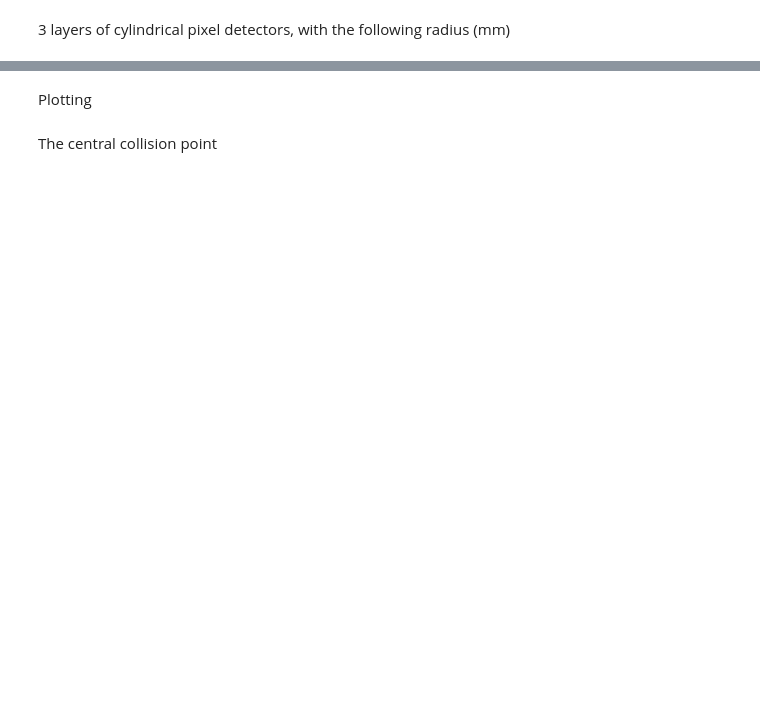
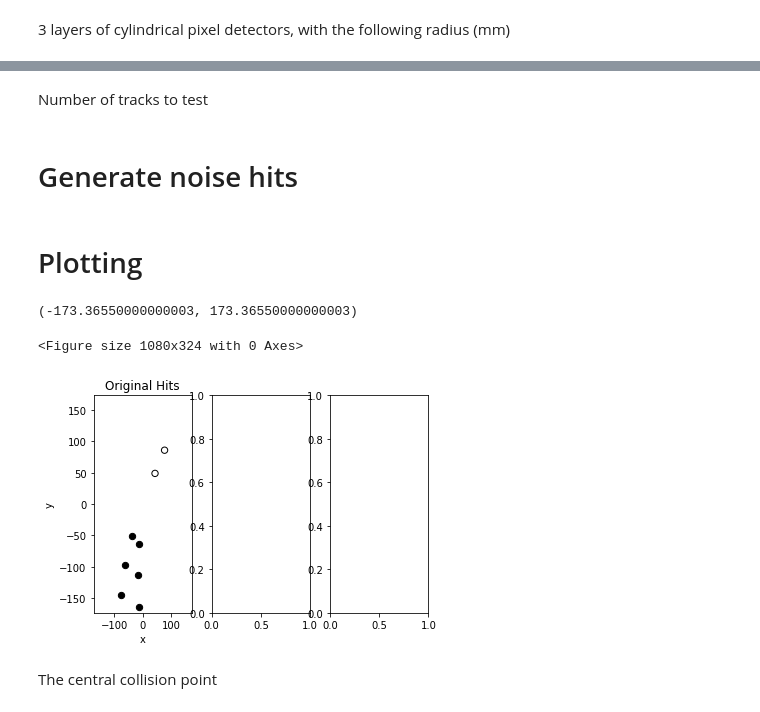
Before and after one commit to LailinXu/hepstat-tutorial, a Jupyter notebook: PatternRecognition/HoughTransform/demo_hough_circles.py.ipynb, the cells around one changed output, grey strips where cells are left out. Saved outputs shown, nothing was run; the diff lists cells and outputs as text; code cells hidden in the pictures; blank space fills up the shorter version.

```diff
--- a/PatternRecognition/HoughTransform/demo_hough_circles.py.ipynb
+++ b/PatternRecognition/HoughTransform/demo_hough_circles.py.ipynb
@@ -137 +156,3 @@ Read hits
+# %% [markdown]
+Number of tracks to test
 # %%
@@ -140,16 +160,34 @@ nTrks=1
 [xHits, yHits, layerId] = readHits(infile, nTrks)
+# %% [markdown]
+Generate noise hits
+==========
+# %%
+nNoise=2
+[xNoise, yNoise, lNoise] = addNoise(nNoise)
+xHitsSig=list(xHits)
+yHitsSig=list(yHits)
+xHits.extend(xNoise)
+yHits.extend(yNoise)
+layerId.extend(lNoise)
 # %% [markdown]
 Plotting
+==========
 # %%
-plt.figure('Hits', figsize=(16,8))
+plt.figure('Hits', figsize=(15,4.5))
+fig, (ax1, ax2, ax3) = plt.subplots(1,3)
 plt.subplot(1,3,1)
 plt.title('Original Hits')
 plt.xlabel("x")
 plt.ylabel("y")
-plt.scatter(xHits, yHits)
+plt.scatter(xHitsSig, yHitsSig, s=40, color='black')
+plt.scatter(xNoise, yNoise, s=40, facecolors='none', edgecolor='black')
 
 plt.xlim((-detR[2]*1.05,detR[2]*1.05))
 plt.ylim((-detR[2]*1.05,detR[2]*1.05))
+# %% [output]
+(-173.36550000000003, 173.36550000000003)
+<Figure size 1080x324 with 0 Axes>
+[figure, added]
 # %% [markdown]
 The central collision point
 # %%
```
Also changed, not shown: parts of 25 cells of this notebook, 1 other file.
